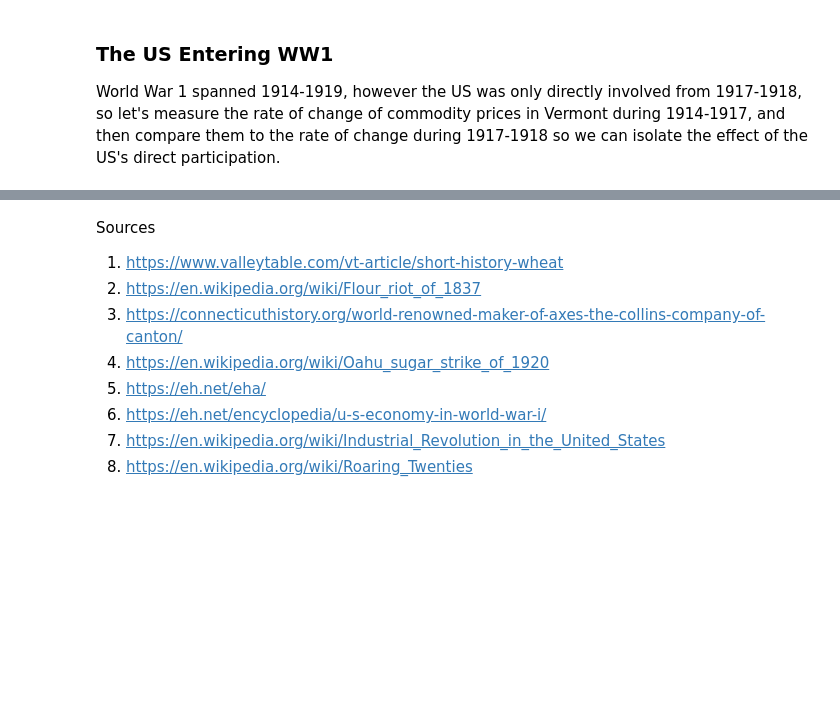
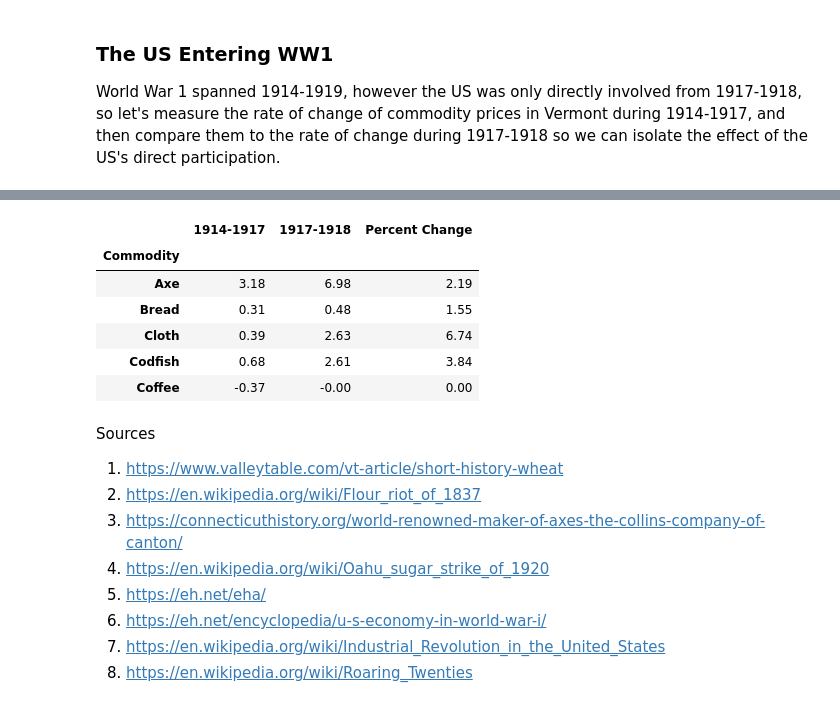
Before and after one commit to Meadosc/commodity_case_study, a Jupyter notebook: main.ipynb, the cells around one changed output, grey strips where cells are left out. Cells and saved outputs as stored; diff of their text form; code cells hidden in the pictures; blank space fills up the shorter version.

Commit message:
better way to do slopes

```diff
--- a/main.ipynb
+++ b/main.ipynb
@@ -378,3 +336,21 @@ df2.head()
+# %%
+# Let's calculate the rate of change (slope) of commodities in WW1 before and during US participation, along with the percent increase
+
+df1 = df_v[(df_v['Item Year'] >= 1914) & (df_v['Item Year'] <= 1917)]
+df2 = df_v[(df_v['Item Year'] >= 1917) & (df_v['Item Year'] <= 1918)]
+df1914 = df1.groupby(['Commodity'])['Standard Value'].agg(lambda x: np.polyfit(range(0,4), x, 1)[0]).rename('1914-1917')
+df1917 = df2.groupby(['Commodity'])['Standard Value'].agg(lambda x: np.polyfit(range(0,2), x, 1)[0]).rename('1917-1918')
+df_slope = pd.concat([df1914, df1917], axis=1).round(2)
+df_slope['Percent Change'] = (df_slope['1917-1918'] / df_slope['1914-1917']).round(2)
+df_slope.head()
+# %% [output]
+|  | 1914-1917 | 1917-1918 | Percent Change |
+| Commodity |  |  |  |
+| Axe | 3.18 | 6.98 | 2.19 |
+| Bread | 0.31 | 0.48 | 1.55 |
+| Cloth | 0.39 | 2.63 | 6.74 |
+| Codfish | 0.68 | 2.61 | 3.84 |
+| Coffee | -0.37 | -0.00 | 0.00 |
 # %% [markdown]
 Sources
 1. https://www.valleytable.com/vt-article/short-history-wheat
```
Also changed, not shown: parts of 3 cells of this notebook.
